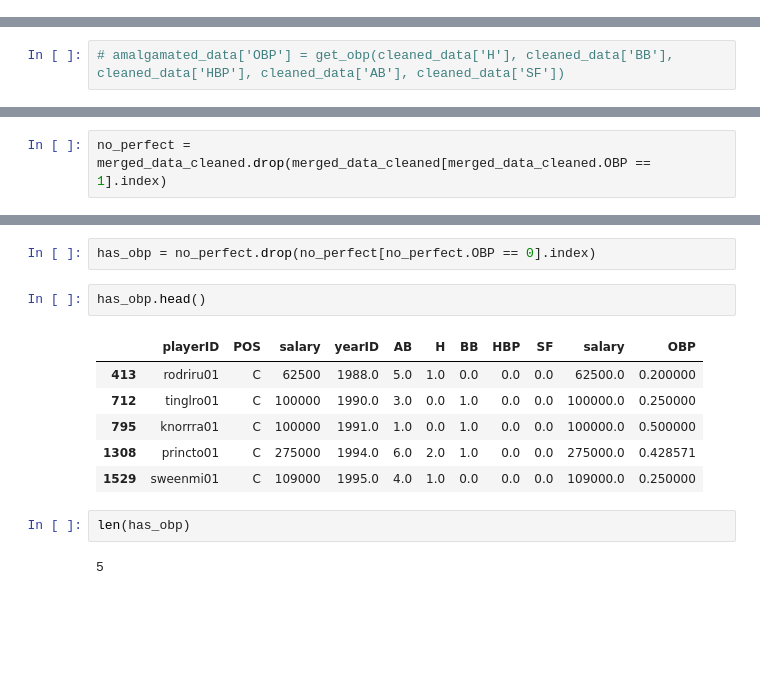
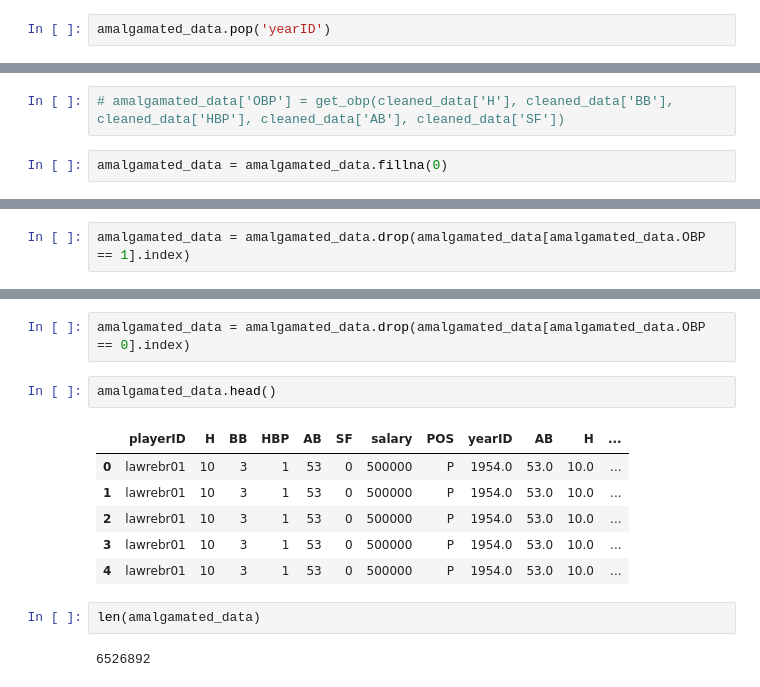
Before and after one commit to njberejan/moneyball, a Jupyter notebook: moneyball.ipynb, the cells around one changed output, grey strips where cells are left out. Cells and saved outputs as stored; diff of their text form; blank space fills up the shorter version.

```diff
--- a/moneyball.ipynb
+++ b/moneyball.ipynb
@@ -123,3 +116,5 @@ amalgamated_data.sort_values('playerID')
 ~~~~~~~~~~~~~~~~~~~~~~~~~~~~~~~~~~~~~~~~~~~~~~~~~~~~~~~
 # %%
 float_data = amalgamated_data[['yearID', 'AB', 'H', 'BB', 'HBP', 'SF', 'salary']].astype(float)
+# %%
+amalgamated_data.pop('yearID')
@@ -172,4 +194,6 @@ amalgamated_data.head().fillna(0)
 #     return ((hits + walks + hit_by_pitch)/(at_bats + walks + hit_by_pitch + sacrifice_flies))
 # %%
 # amalgamated_data['OBP'] = get_obp(cleaned_data['H'], cleaned_data['BB'], cleaned_data['HBP'], cleaned_data['AB'], cleaned_data['SF'])
+# %%
+amalgamated_data = amalgamated_data.fillna(0)
 # %%
@@ -188,3 +208,3 @@ merged_data_cleaned = merged_data.fillna(0)
 # %%
-no_perfect = merged_data_cleaned.drop(merged_data_cleaned[merged_data_cleaned.OBP == 1].index)
+amalgamated_data = amalgamated_data.drop(amalgamated_data[amalgamated_data.OBP == 1].index)
 # %%
@@ -203,15 +223,15 @@ len(no_perfect)
 # %%
-has_obp = no_perfect.drop(no_perfect[no_perfect.OBP == 0].index)
+amalgamated_data = amalgamated_data.drop(amalgamated_data[amalgamated_data.OBP == 0].index)
 # %%
-has_obp.head()
+amalgamated_data.head()
 # %% [output]
-|  | playerID | POS | salary | yearID | AB | H | BB | HBP | SF | salary | OBP |
-| 413 | rodriru01 | C | 62500 | 1988.0 | 5.0 | 1.0 | 0.0 | 0.0 | 0.0 | 62500.0 | 0.200000 |
-| 712 | tinglro01 | C | 100000 | 1990.0 | 3.0 | 0.0 | 1.0 | 0.0 | 0.0 | 100000.0 | 0.250000 |
-| 795 | knorrra01 | C | 100000 | 1991.0 | 1.0 | 0.0 | 1.0 | 0.0 | 0.0 | 100000.0 | 0.500000 |
-| 1308 | princto01 | C | 275000 | 1994.0 | 6.0 | 2.0 | 1.0 | 0.0 | 0.0 | 275000.0 | 0.428571 |
-| 1529 | sweenmi01 | C | 109000 | 1995.0 | 4.0 | 1.0 | 0.0 | 0.0 | 0.0 | 109000.0 | 0.250000 |
+|  | playerID | H | BB | HBP | AB | SF | salary | POS | yearID | AB | H | ... |
+| 0 | lawrebr01 | 10 | 3 | 1 | 53 | 0 | 500000 | P | 1954.0 | 53.0 | 10.0 | ... |
+| 1 | lawrebr01 | 10 | 3 | 1 | 53 | 0 | 500000 | P | 1954.0 | 53.0 | 10.0 | ... |
+| 2 | lawrebr01 | 10 | 3 | 1 | 53 | 0 | 500000 | P | 1954.0 | 53.0 | 10.0 | ... |
+| 3 | lawrebr01 | 10 | 3 | 1 | 53 | 0 | 500000 | P | 1954.0 | 53.0 | 10.0 | ... |
+| 4 | lawrebr01 | 10 | 3 | 1 | 53 | 0 | 500000 | P | 1954.0 | 53.0 | 10.0 | ... |
 # %%
-len(has_obp)
+len(amalgamated_data)
 # %% [output]
-5
+6526892
```
Also changed, not shown: parts of 25 cells of this notebook.
